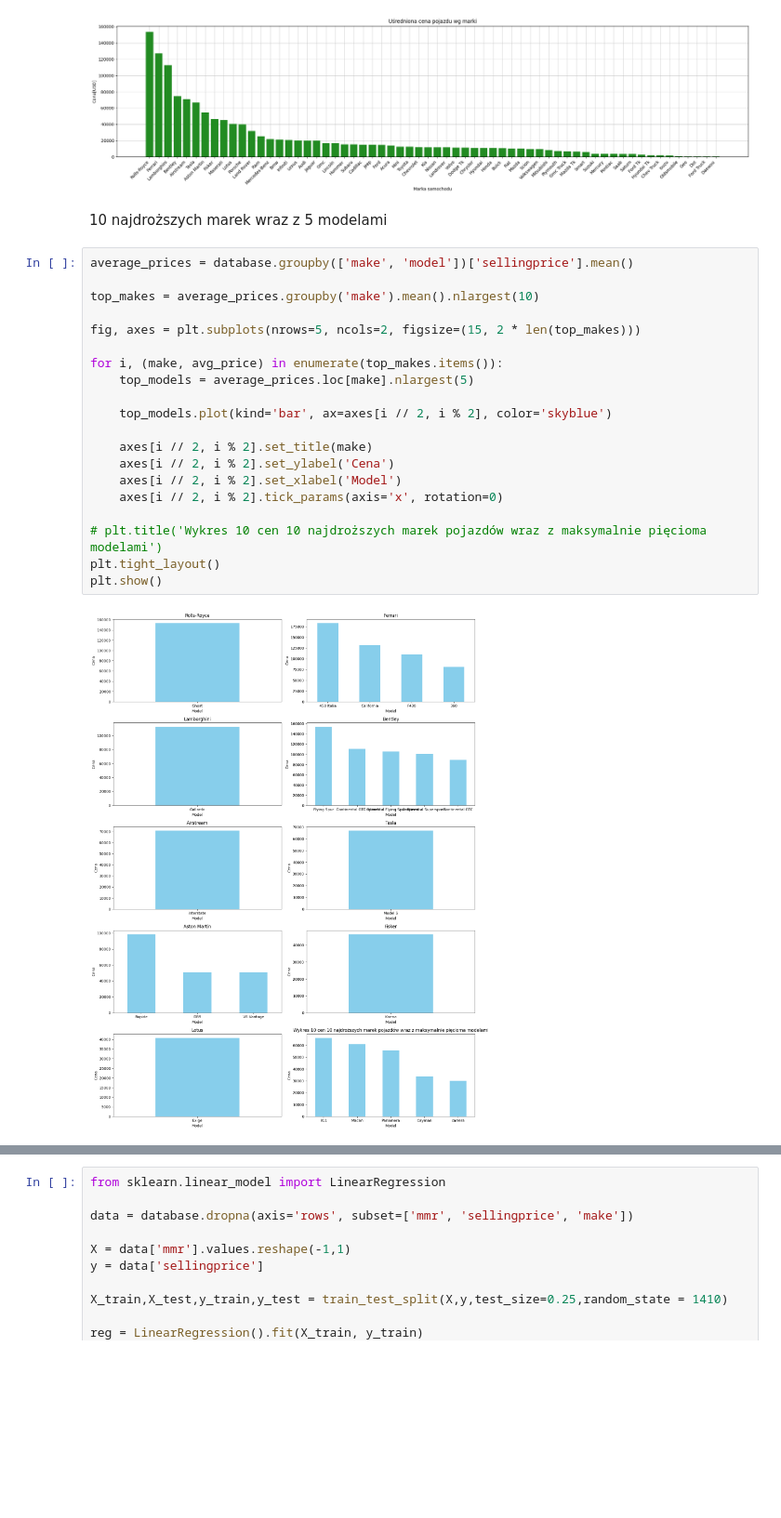
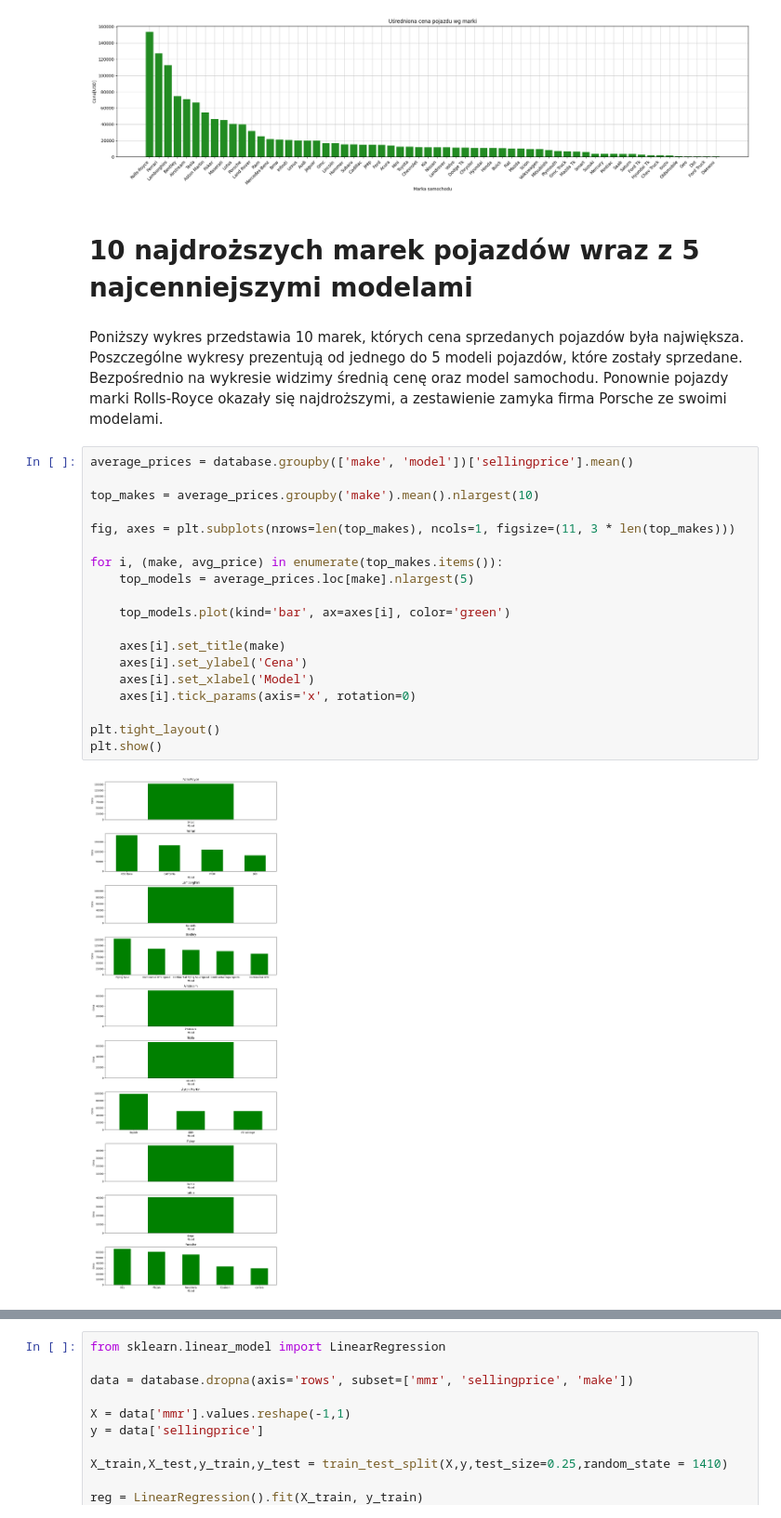
Before and after one commit to Michal170/big_data_analysis, a Jupyter notebook: car_prices.ipynb, the cells around one changed output, grey strips where cells are left out. Shown at 93% size. Saved outputs shown, nothing was run; the diff lists cells and outputs as text; blank space fills up the shorter version.

```diff
--- a/car_prices.ipynb
+++ b/car_prices.ipynb
@@ -156,27 +148,28 @@ plt.show()
 # %% [output]
 [figure]
 # %% [markdown]
-10 najdroższych marek wraz z 5 modelami
+# 10 najdroższych marek pojazdów wraz z 5 najcenniejszymi modelami
+# %% [markdown]
+Poniższy wykres przedstawia 10 marek, których cena sprzedanych pojazdów była największa. Poszczególne wykresy prezentują od jednego do 5 modeli pojazdów, które zostały sprzedane. Bezpośrednio na wykresie widzimy  średnią cenę oraz model samochodu. Ponownie pojazdy marki Rolls-Royce okazały się najdroższymi, a zestawienie zamyka firma Porsche ze swoimi modelami.
 # %%
 average_prices = database.groupby(['make', 'model'])['sellingprice'].mean()
 
 top_makes = average_prices.groupby('make').mean().nlargest(10)
 
-fig, axes = plt.subplots(nrows=5, ncols=2, figsize=(15, 2 * len(top_makes)))
+fig, axes = plt.subplots(nrows=len(top_makes), ncols=1, figsize=(11, 3 * len(top_makes)))
 
 for i, (make, avg_price) in enumerate(top_makes.items()):
     top_models = average_prices.loc[make].nlargest(5)
 
-    top_models.plot(kind='bar', ax=axes[i // 2, i % 2], color='skyblue')
+    top_models.plot(kind='bar', ax=axes[i], color='green')
 
-    axes[i // 2, i % 2].set_title(make)
-    axes[i // 2, i % 2].set_ylabel('Cena')
-    axes[i // 2, i % 2].set_xlabel('Model')
-    axes[i // 2, i % 2].tick_params(axis='x', rotation=0)
+    axes[i].set_title(make)
+    axes[i].set_ylabel('Cena')
+    axes[i].set_xlabel('Model')
+    axes[i].tick_params(axis='x', rotation=0)
 
-# plt.title('Wykres 10 cen 10 najdroższych marek pojazdów wraz z maksymalnie pięcioma modelami')
 plt.tight_layout()
 plt.show()
 # %% [output]
-[figure, old version]
+[figure, new version]
 # %% [markdown]
```
Also changed, not shown: parts of 24 cells of this notebook.
